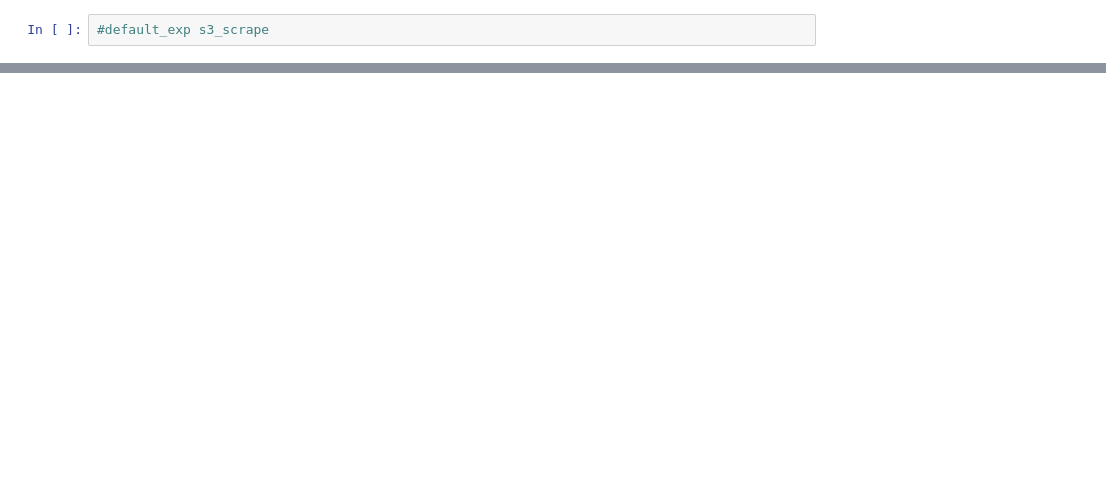
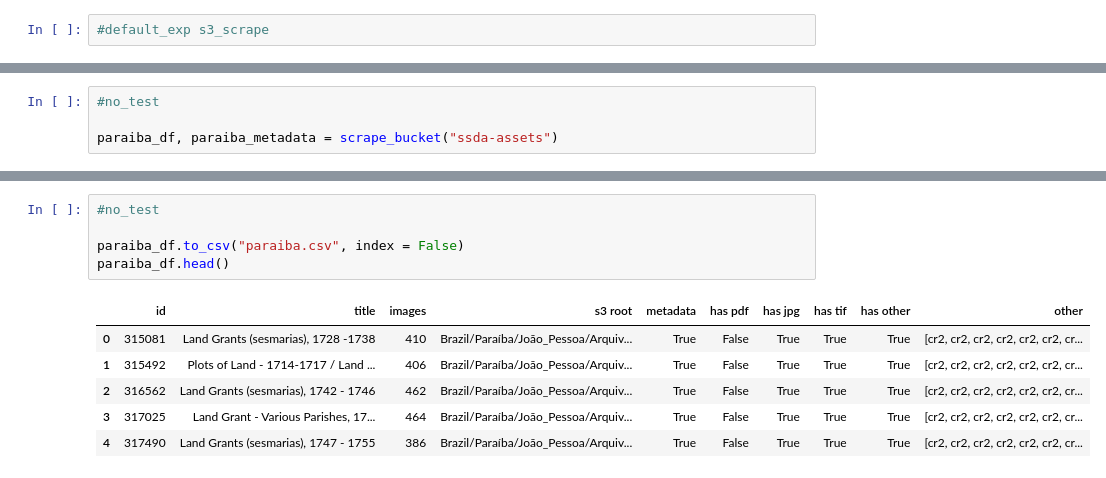
Before and after one commit to slavesocieties/ssda-website-utils, a Jupyter notebook: s3_scrape.ipynb, the cells around one changed output, grey strips where cells are left out. Drawn from its saved outputs; the diff is of its cells as text; blank space fills up the shorter version.

```diff
--- a/s3_scrape.ipynb
+++ b/s3_scrape.ipynb
@@ -195,0 +214,4 @@ volume_metadata
+# %%
+#no_test
+
+paraiba_df, paraiba_metadata = scrape_bucket("ssda-assets")
@@ -195,0 +236,12 @@ volume_metadata
+# %%
+#no_test
+
+paraiba_df.to_csv("paraiba.csv", index = False)
+paraiba_df.head()
+# %% [output]
+|  | id | title | images | s3 root | metadata | has pdf | has jpg | has tif | has other | other |
+| 0 | 315081 | Land Grants (sesmarias), 1728 -1738 | 410 | Brazil/Paraíba/João_Pessoa/Arquiv... | True | False | True | True | True | [cr2, cr2, cr2, cr2, cr2, cr2, cr... |
+| 1 | 315492 | Plots of Land - 1714-1717 / Land ... | 406 | Brazil/Paraíba/João_Pessoa/Arquiv... | True | False | True | True | True | [cr2, cr2, cr2, cr2, cr2, cr2, cr... |
+| 2 | 316562 | Land Grants (sesmarias), 1742 - 1746 | 462 | Brazil/Paraíba/João_Pessoa/Arquiv... | True | False | True | True | True | [cr2, cr2, cr2, cr2, cr2, cr2, cr... |
+| 3 | 317025 | Land Grant - Various Parishes, 17... | 464 | Brazil/Paraíba/João_Pessoa/Arquiv... | True | False | True | True | True | [cr2, cr2, cr2, cr2, cr2, cr2, cr... |
+| 4 | 317490 | Land Grants (sesmarias), 1747 - 1755 | 386 | Brazil/Paraíba/João_Pessoa/Arquiv... | True | False | True | True | True | [cr2, cr2, cr2, cr2, cr2, cr2, cr... |
```
Also changed, not shown: parts of 12 cells of this notebook.
